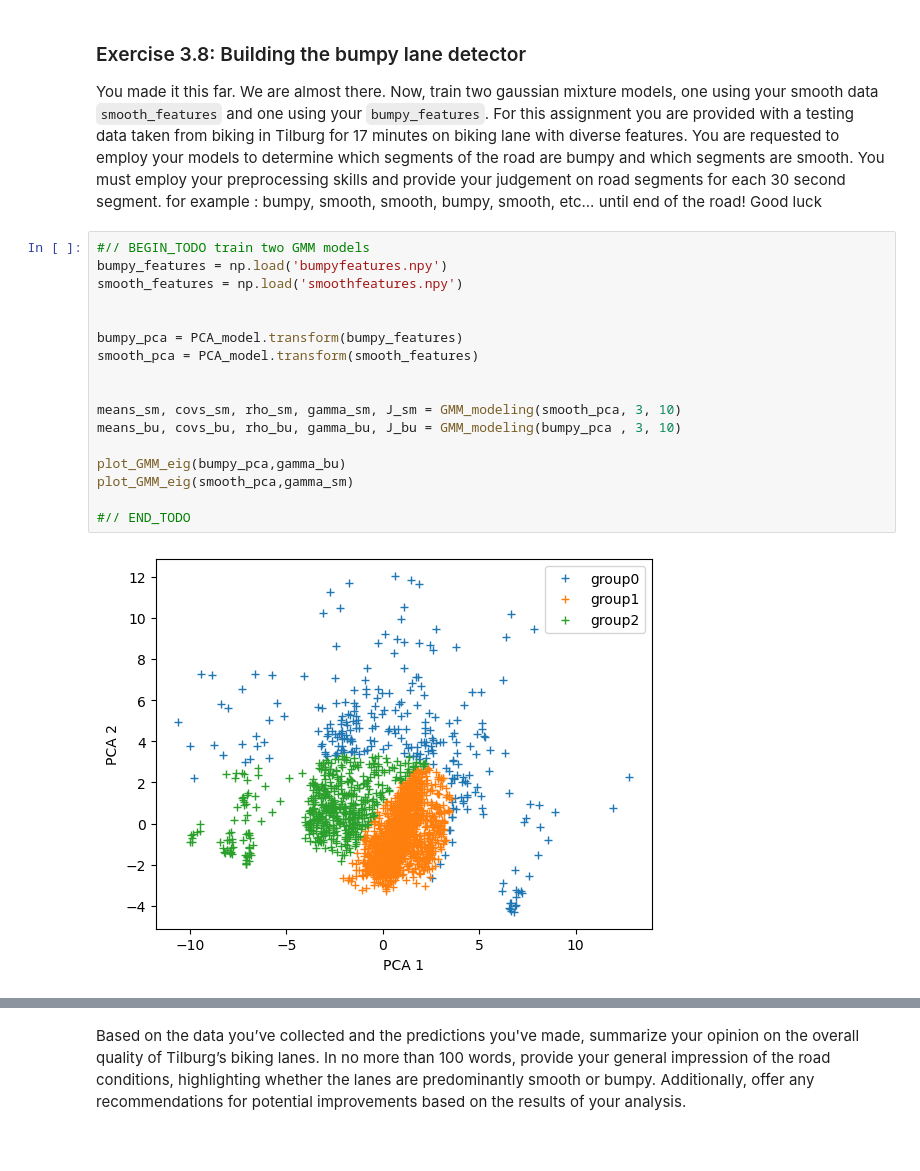
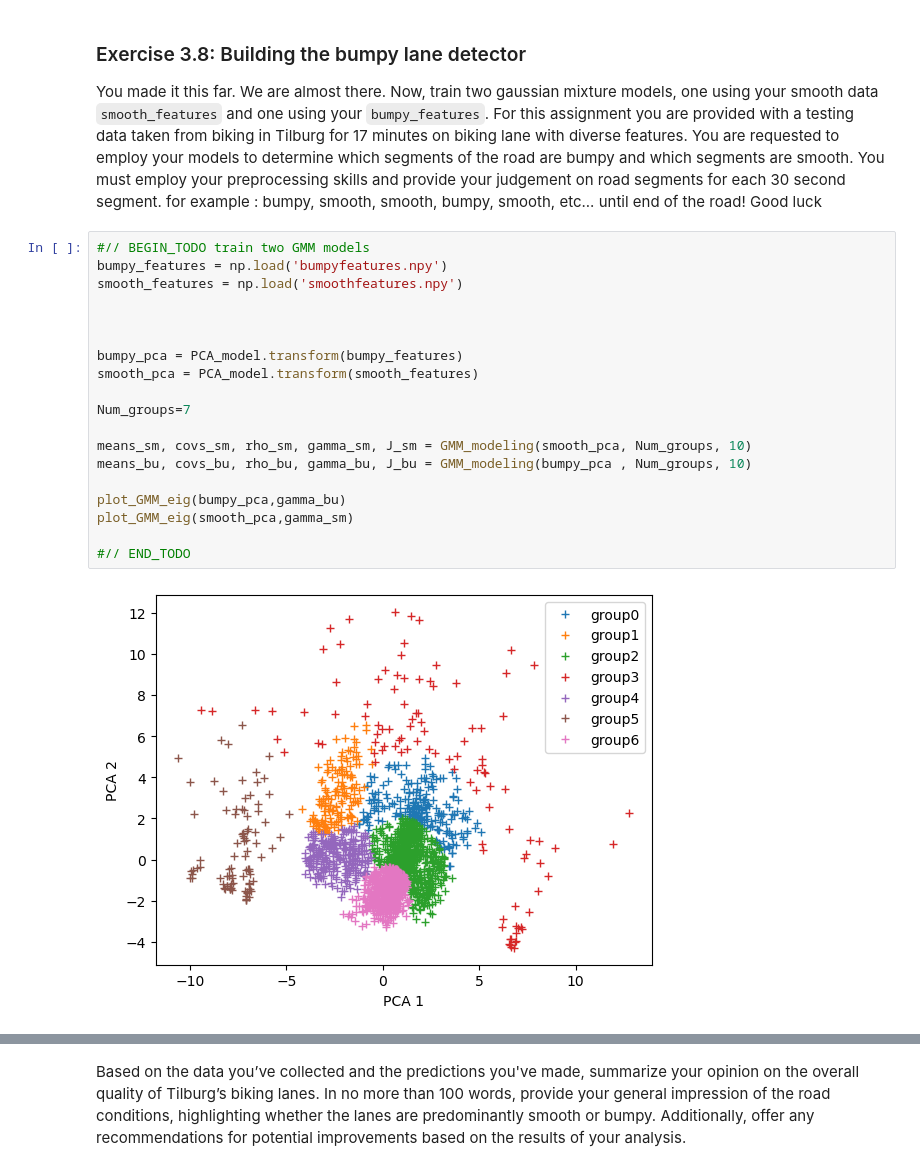
Before and after one commit to fbouwman01/Assignment-1b-data-analysis-for-bumpy-lane-detection, a Jupyter notebook: Template_1b.ipynb, the cells around one changed output, grey strips where cells are left out. Cells and saved outputs as stored; diff of their text form.

```diff
--- a/Template_1b.ipynb
+++ b/Template_1b.ipynb
@@ -779,19 +779,21 @@ Good luck
 # %%
 #// BEGIN_TODO train two GMM models
 bumpy_features = np.load('bumpyfeatures.npy')
 smooth_features = np.load('smoothfeatures.npy')
 
 
+
 bumpy_pca = PCA_model.transform(bumpy_features)
 smooth_pca = PCA_model.transform(smooth_features)
 
+Num_groups=7
 
-means_sm, covs_sm, rho_sm, gamma_sm, J_sm = GMM_modeling(smooth_pca, 3, 10)
-means_bu, covs_bu, rho_bu, gamma_bu, J_bu = GMM_modeling(bumpy_pca , 3, 10)
+means_sm, covs_sm, rho_sm, gamma_sm, J_sm = GMM_modeling(smooth_pca, Num_groups, 10)
+means_bu, covs_bu, rho_bu, gamma_bu, J_bu = GMM_modeling(bumpy_pca , Num_groups, 10)
 
 plot_GMM_eig(bumpy_pca,gamma_bu)
 plot_GMM_eig(smooth_pca,gamma_sm)
 
 #// END_TODO
 # %% [output]
-[figure, old version]
+[figure, new version]
```
Also changed, not shown: parts of 5 cells of this notebook.
